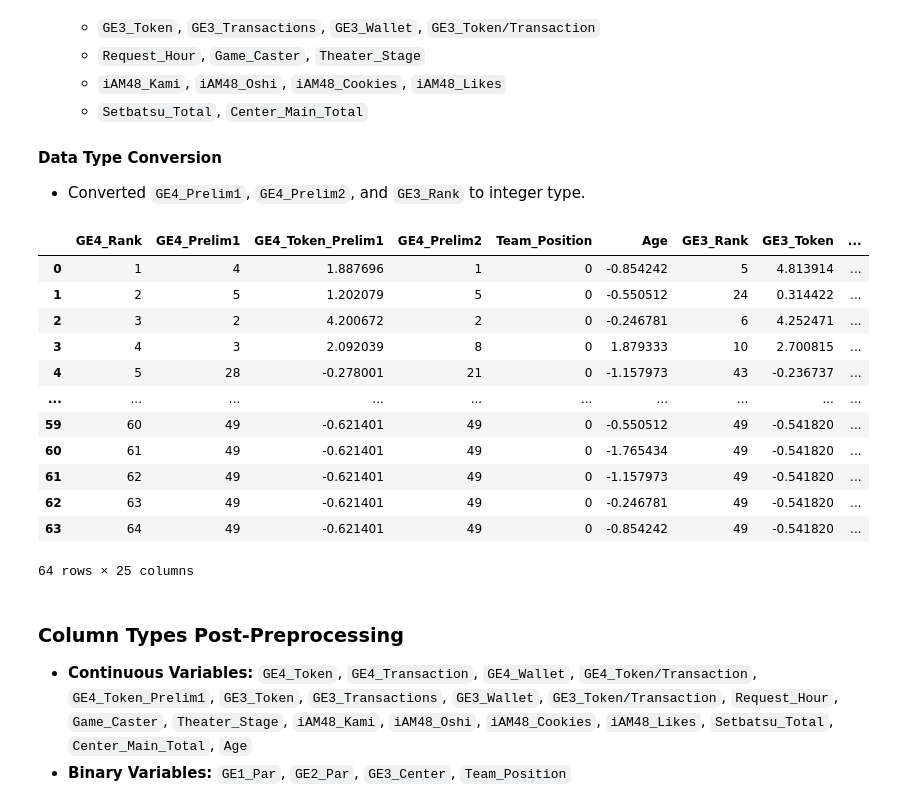
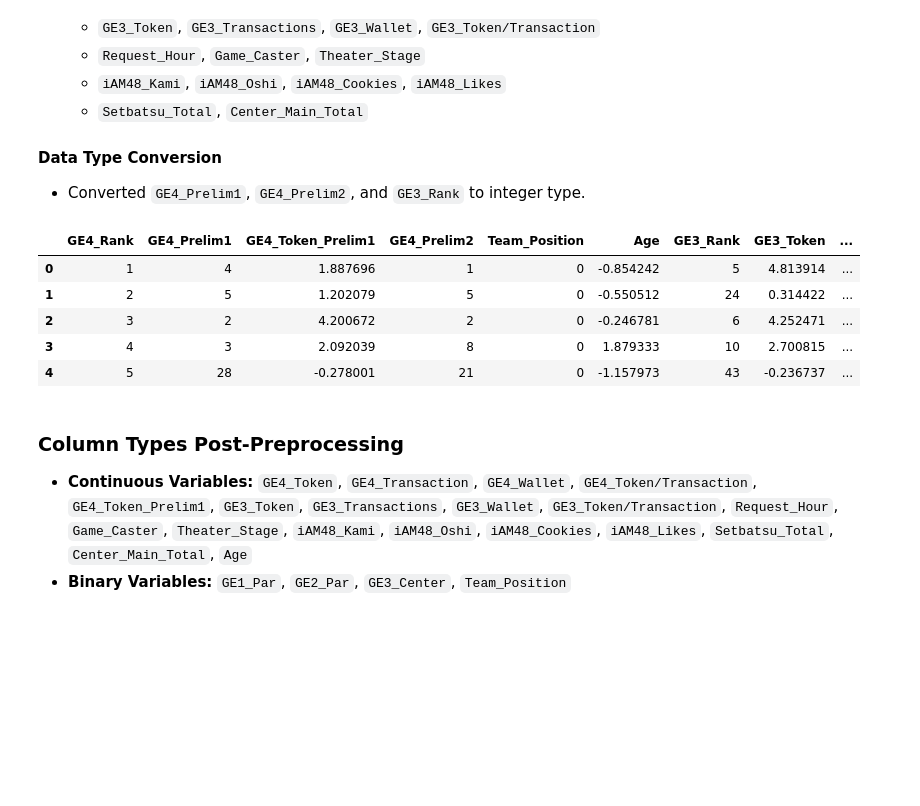
Before and after one commit to vk-poonyakanok/BNK48_CGM48_GE4_Analysis, a Jupyter notebook: BNK48_CGM48_GE4_predictive_analysis.ipynb, the cells around one changed output. Cells and saved outputs as stored; diff of their text form; code cells hidden in the pictures; blank space fills up the shorter version.

```diff
--- a/BNK48_CGM48_GE4_predictive_analysis.ipynb
+++ b/BNK48_CGM48_GE4_predictive_analysis.ipynb
@@ -145,4 +146,7 @@ df = pd.read_excel('BNK48_CGM48_df.xlsx')
 # %%
 # Set the option to display all columns (None means no limit to the number of columns)
 pd.set_option('display.max_columns', None)
+
+# Set the option to display up to 64 rows
+pd.set_option('display.max_rows', 64)
 # %%
@@ -302,21 +294,14 @@ columns_to_scale = [
 scaler = StandardScaler()
 df[columns_to_scale] = scaler.fit_transform(df[columns_to_scale])
 # %%
-df
+df.head()
 # %% [output]
 |  | GE4_Rank | GE4_Prelim1 | GE4_Token_Prelim1 | GE4_Prelim2 | Team_Position | Age | GE3_Rank | GE3_Token | ... |
 | 0 | 1 | 4 | 1.887696 | 1 | 0 | -0.854242 | 5 | 4.813914 | ... |
 | 1 | 2 | 5 | 1.202079 | 5 | 0 | -0.550512 | 24 | 0.314422 | ... |
 | 2 | 3 | 2 | 4.200672 | 2 | 0 | -0.246781 | 6 | 4.252471 | ... |
 | 3 | 4 | 3 | 2.092039 | 8 | 0 | 1.879333 | 10 | 2.700815 | ... |
 | 4 | 5 | 28 | -0.278001 | 21 | 0 | -1.157973 | 43 | -0.236737 | ... |
-| ... | ... | ... | ... | ... | ... | ... | ... | ... | ... |
-| 59 | 60 | 49 | -0.621401 | 49 | 0 | -0.550512 | 49 | -0.541820 | ... |
-| 60 | 61 | 49 | -0.621401 | 49 | 0 | -1.765434 | 49 | -0.541820 | ... |
-| 61 | 62 | 49 | -0.621401 | 49 | 0 | -1.157973 | 49 | -0.541820 | ... |
-| 62 | 63 | 49 | -0.621401 | 49 | 0 | -0.246781 | 49 | -0.541820 | ... |
-| 63 | 64 | 49 | -0.621401 | 49 | 0 | -0.854242 | 49 | -0.541820 | ... |
-64 rows × 25 columns
 # %% [markdown]
 ### Column Types Post-Preprocessing
 - **Continuous Variables:** `GE4_Token`, `GE4_Transaction`, `GE4_Wallet`, `GE4_Token/Transaction`, `GE4_Token_Prelim1`, `GE3_Token`, `GE3_Transactions`, `GE3_Wallet`, `GE3_Token/Transaction`, `Request_Hour`, `Game_Caster`, `Theater_Stage`, `iAM48_Kami`, `iAM48_Oshi`, `iAM48_Cookies`, `iAM48_Likes`, `Setbatsu_Total`, `Center_Main_Total`, `Age`
```
Also changed, not shown: parts of 45 cells of this notebook.
